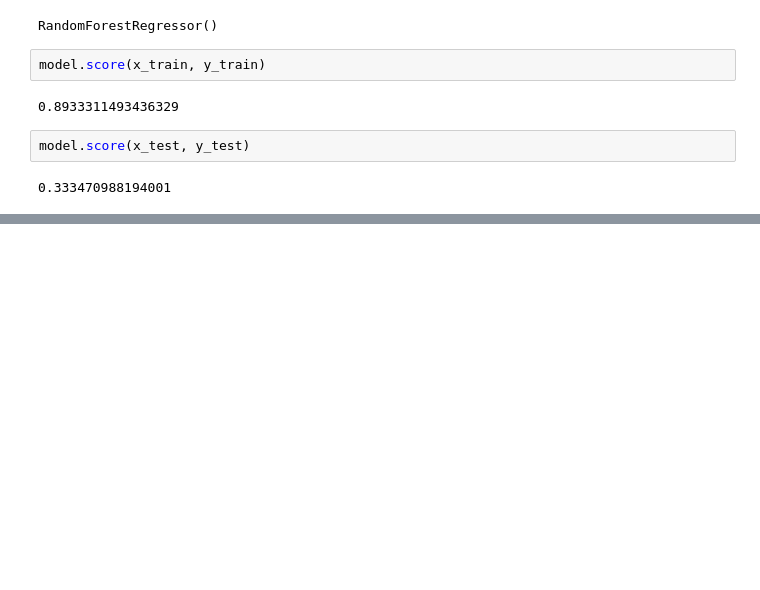
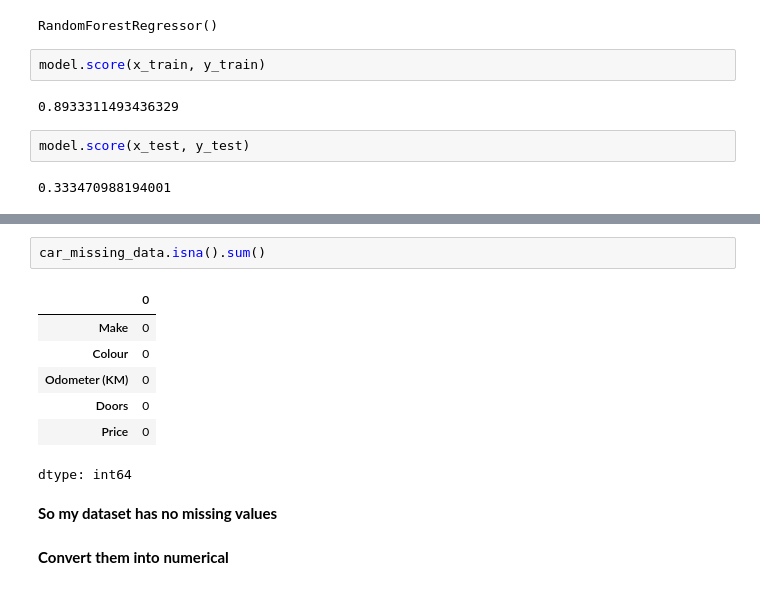
Before and after one commit to Numanur/data-science-ml, a Jupyter notebook: Data_preprocessing_basic.ipynb, the cells around one changed output, grey strips where cells are left out. Drawn from its saved outputs; the diff is of its cells as text; blank space fills up the shorter version.

```diff
--- a/Data_preprocessing_basic.ipynb
+++ b/Data_preprocessing_basic.ipynb
@@ -134,0 +191,14 @@ model.score(x_test, y_test)
+# %%
+car_missing_data.isna().sum()
+# %% [output]
+|  | 0 |
+| Make | 0 |
+| Colour | 0 |
+| Odometer (KM) | 0 |
+| Doors | 0 |
+| Price | 0 |
+dtype: int64
+# %% [markdown]
+**So my dataset has no missing values**
+# %% [markdown]
+**Convert them into numerical**
```
Also changed, not shown: parts of 9 cells of this notebook.
